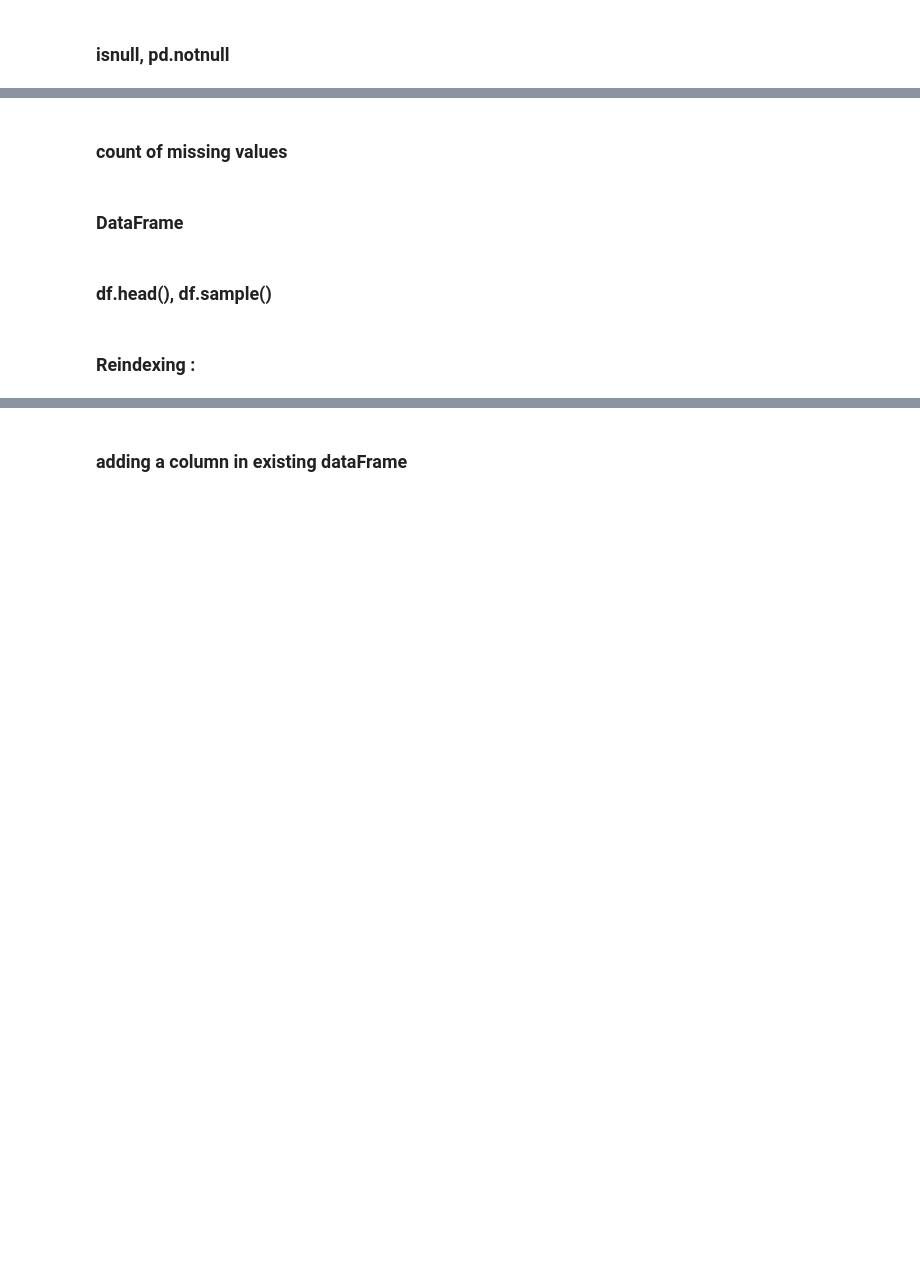
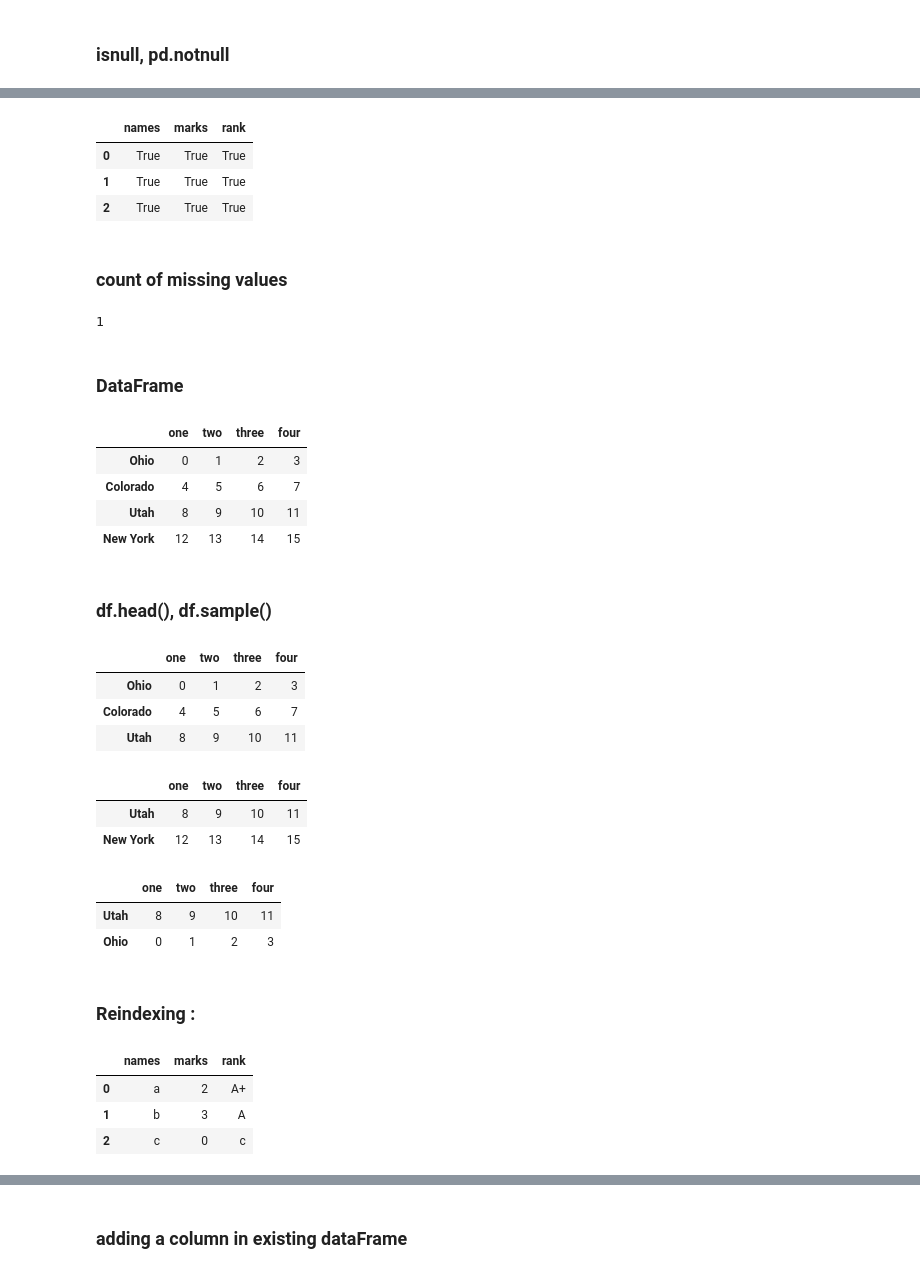
Before and after one commit to GirishaDevara/crrcoe, a Jupyter notebook: 2019-12-11.ipynb, the cells around one changed output, grey strips where cells are left out. Cells and saved outputs as stored; diff of their text form; code cells hidden in the pictures; blank space fills up the shorter version.

```diff
--- a/2019-12-11.ipynb
+++ b/2019-12-11.ipynb
@@ -18,12 +213,56 @@
+# %%
+df4.notna()
+# %% [output]
+|  | names | marks | rank |
+| 0 | True | True | True |
+| 1 | True | True | True |
+| 2 | True | True | True |
 # %% [markdown]
 ### count of missing values
+# %%
+ds.isna().sum()
+# %% [output]
+1
 # %% [markdown]
 ### DataFrame
 # %%
 data = pd.DataFrame(np.arange(16).reshape((4, 4)),
                     index=['Ohio', 'Colorado', 'Utah', 'New York'],
                     columns=['one', 'two', 'three', 'four'])
+data
+# %% [output]
+|  | one | two | three | four |
+| Ohio | 0 | 1 | 2 | 3 |
+| Colorado | 4 | 5 | 6 | 7 |
+| Utah | 8 | 9 | 10 | 11 |
+| New York | 12 | 13 | 14 | 15 |
 # %% [markdown]
 ### df.head(), df.sample()
+# %%
+data.head(3)
+# %% [output]
+|  | one | two | three | four |
+| Ohio | 0 | 1 | 2 | 3 |
+| Colorado | 4 | 5 | 6 | 7 |
+| Utah | 8 | 9 | 10 | 11 |
+# %%
+data.tail(2)
+# %% [output]
+|  | one | two | three | four |
+| Utah | 8 | 9 | 10 | 11 |
+| New York | 12 | 13 | 14 | 15 |
+# %%
+data.sample(2)
+# %% [output]
+|  | one | two | three | four |
+| Utah | 8 | 9 | 10 | 11 |
+| Ohio | 0 | 1 | 2 | 3 |
 # %% [markdown]
 ### Reindexing :
+# %%
+df4
+# %% [output]
+|  | names | marks | rank |
+| 0 | a | 2 | A+ |
+| 1 | b | 3 | A |
+| 2 | c | 0 | c |
```
Also changed, not shown: parts of 49 cells of this notebook.
